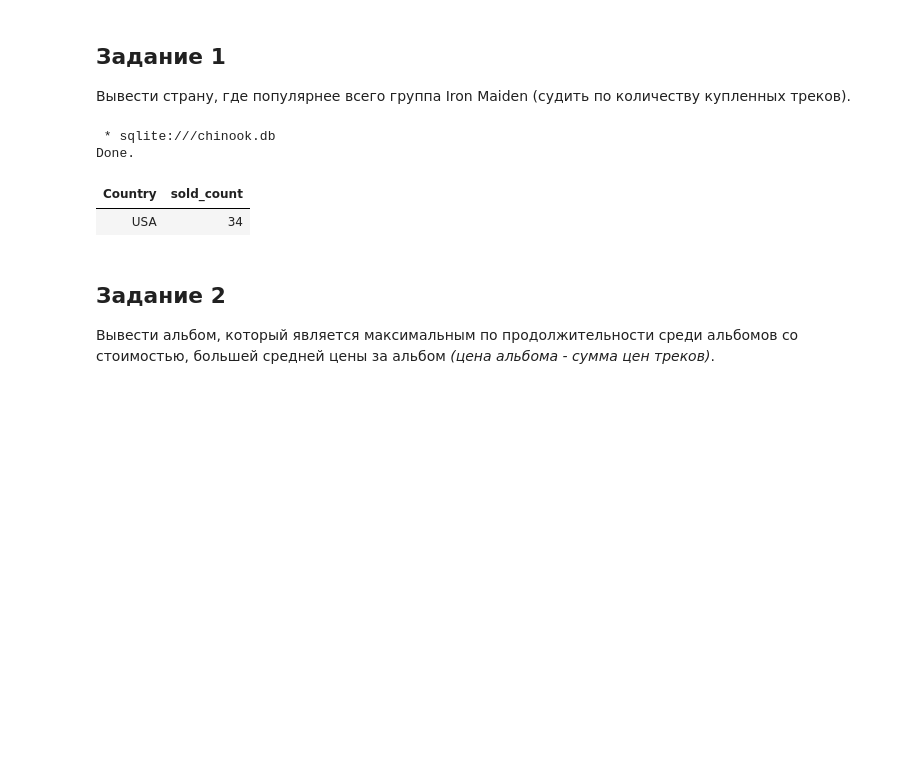
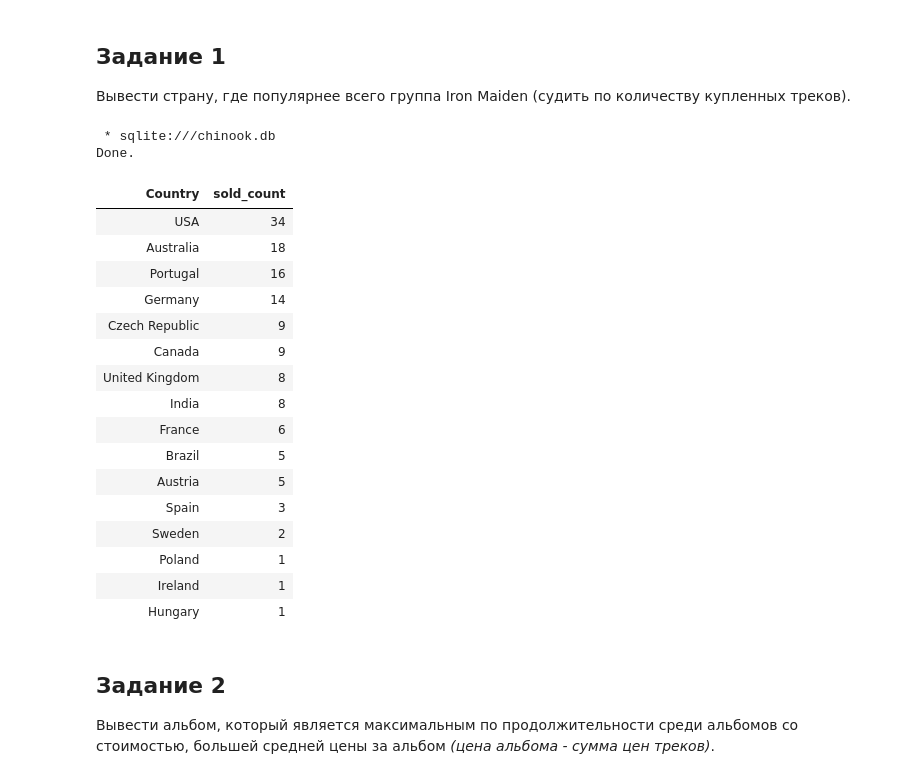
Before and after one commit to Vlad1000nn/MyGit, a Jupyter notebook: University/3 sem/DB/Lab3/Лабораторная-3.ipynb, the cells around one changed output. Saved outputs shown, nothing was run; the diff lists cells and outputs as text; code cells hidden in the pictures; blank space fills up the shorter version.

```diff
--- a/University/3 sem/DB/Lab3/Лабораторная-3.ipynb
+++ b/University/3 sem/DB/Lab3/Лабораторная-3.ipynb
@@ -7,26 +7,41 @@
 # %%
 %%sql
 
 SELECT c.Country, count(ii.InvoiceLineId) as sold_count FROM Customers c
 
 JOIN Invoices       i   ON c.CustomerId = i.CustomerId
 JOIN Invoice_items  ii  ON i.InvoiceId  = ii.InvoiceId
 JOIN Tracks         t   ON ii.TrackId   = t.TrackId
 JOIN Albums         al  ON t.AlbumId    = al.AlbumId
 JOIN Artists        ar  ON al.ArtistId  = ar.ArtistId
 
 WHERE ar.Name = "Iron Maiden"
 
 GROUP BY c.Country
 
 ORDER BY sold_count DESC
 
-LIMIT 1;
+--LIMIT 1;
 # %% [output]
  * sqlite:///chinook.db
 Done.
 | Country | sold_count |
 | USA | 34 |
+| Australia | 18 |
+| Portugal | 16 |
+| Germany | 14 |
+| Czech Republic | 9 |
+| Canada | 9 |
+| United Kingdom | 8 |
+| India | 8 |
+| France | 6 |
+| Brazil | 5 |
+| Austria | 5 |
+| Spain | 3 |
+| Sweden | 2 |
+| Poland | 1 |
+| Ireland | 1 |
+| Hungary | 1 |
 # %% [markdown]
 ## Задание 2
 Вывести альбом, который является максимальным по продолжительности среди альбомов со стоимостью, большей средней цены за альбом *(цена альбома - сумма цен треков)*.
```
Also changed, not shown: 6 other files.
